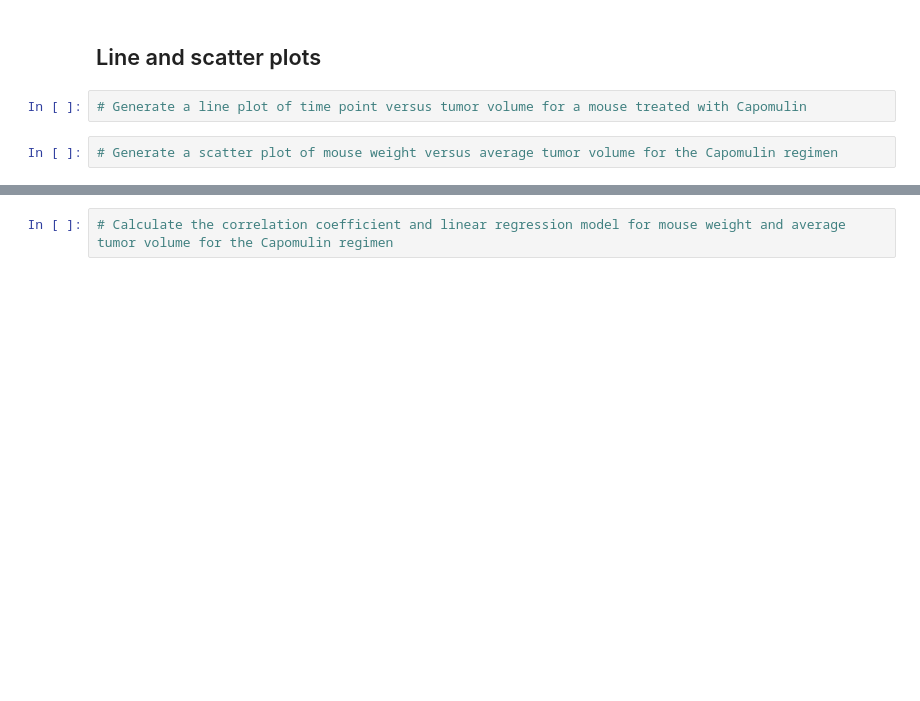
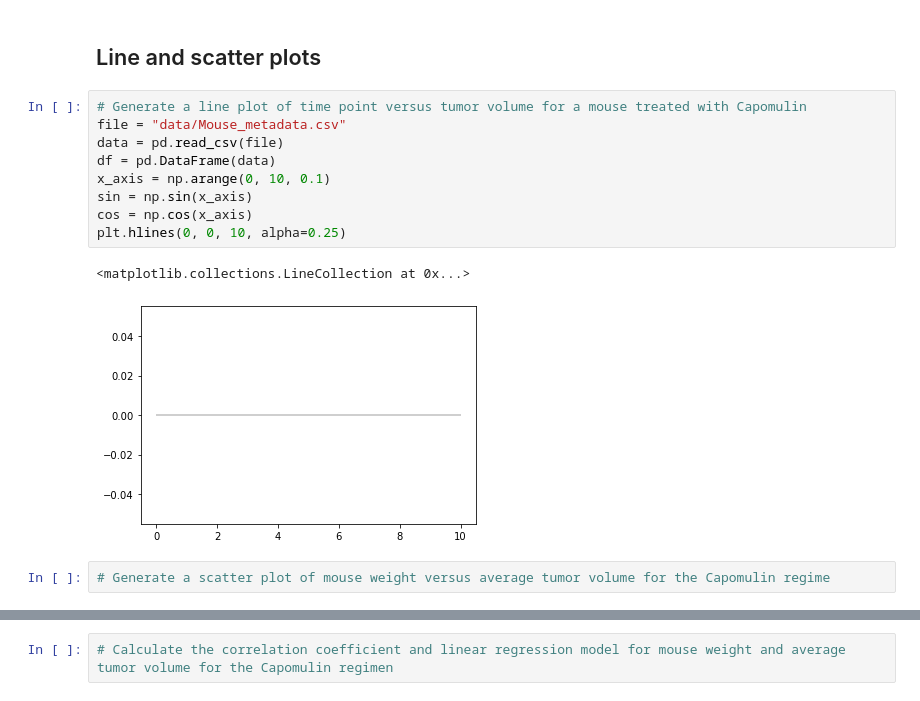
Before and after one commit to oconnormatt781/matplotlibChallenge, a Jupyter notebook: Pymaceuticals/pymaceuticals_starter.ipynb, the cells around one changed output, grey strips where cells are left out. Saved outputs shown, nothing was run; the diff lists cells and outputs as text; blank space fills up the shorter version.

```diff
--- a/Pymaceuticals/pymaceuticals_starter.ipynb
+++ b/Pymaceuticals/pymaceuticals_starter.ipynb
@@ -41,7 +94,17 @@ study_results = pd.read_csv(study_results)
 # Generate a box plot of the final tumor volume of each mouse across four regimens of interest
 # %% [markdown]
 ## Line and scatter plots
+# %%
+# Generate a line plot of time point versus tumor volume for a mouse treated with Capomulin
+file = "data/Mouse_metadata.csv"
+data = pd.read_csv(file)
+df = pd.DataFrame(data)
+x_axis = np.arange(0, 10, 0.1)
+sin = np.sin(x_axis)
+cos = np.cos(x_axis)
+plt.hlines(0, 0, 10, alpha=0.25)
+# %% [output]
+<matplotlib.collections.LineCollection at 0x...>
+[figure, added]
 # %%
-# Generate a line plot of time point versus tumor volume for a mouse treated with Capomulin
+# Generate a scatter plot of mouse weight versus average tumor volume for the Capomulin regime
-# %%
-# Generate a scatter plot of mouse weight versus average tumor volume for the Capomulin regimen
```
Also changed, not shown: parts of 7 cells of this notebook, 3 other files.
